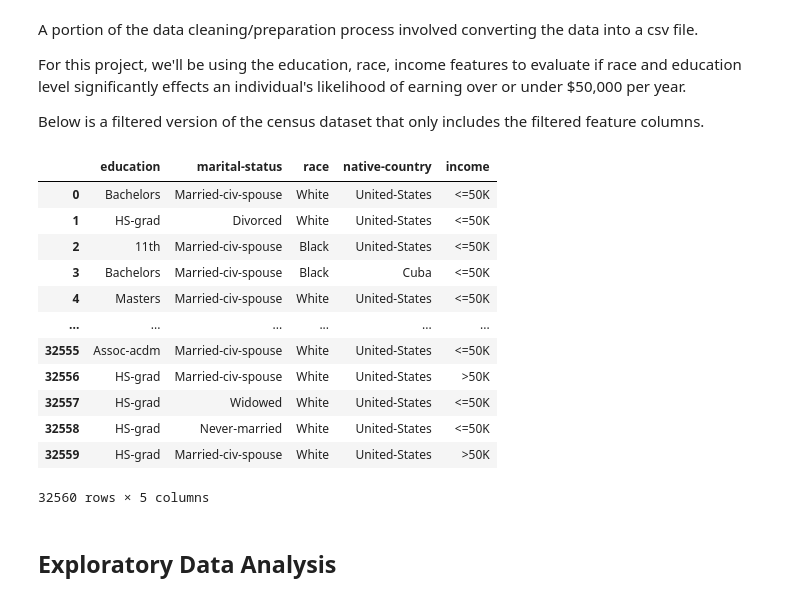
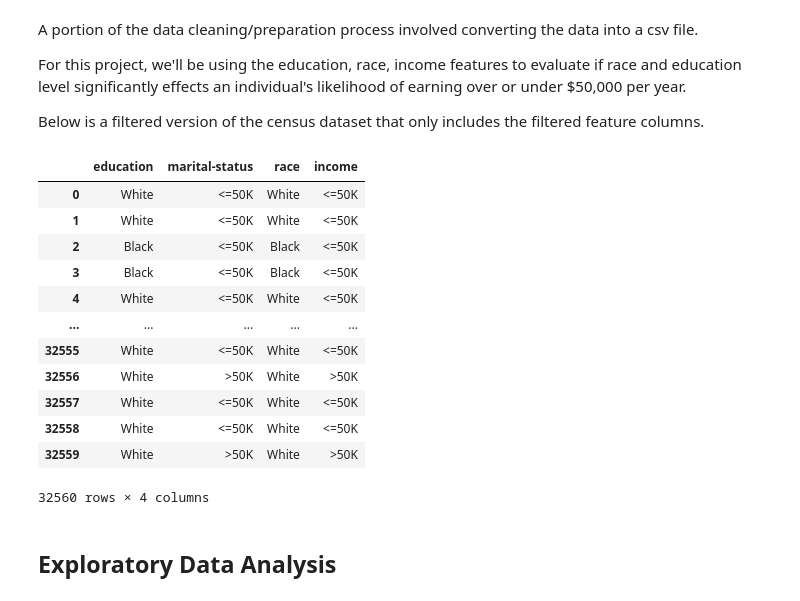
Before and after one commit to arin-deloatch/Census-Final-Project, a Jupyter notebook: src/census.ipynb, the cells around one changed output. Saved outputs shown, nothing was run; the diff lists cells and outputs as text; code cells hidden in the pictures.

```diff
--- a/src/census.ipynb
+++ b/src/census.ipynb
@@ -19,27 +19,29 @@ For this project, we'll be using the education, race, income features to evaluat
 Below is a filtered version of the census dataset that only includes the filtered feature columns.<br>
 # %%
 # Reading in the census csv as a dataframe
-census = pd.read_csv('census.csv', usecols=['income','education','race','marital-status','native-country'])
+census = pd.read_csv('census.csv', usecols=['income','education','race','marital-status'])
 
 # The strip function was used because there was an extra white space in the race column
 census['race'] = census['race'].str.strip()
 census['income'] =  census['income'].str.strip()
+census['education'] = census['race'].str.strip()
+census['marital-status'] =  census['income'].str.strip()
 
 census
 # %% [output]
-|  | education | marital-status | race | native-country | income |
-| 0 | Bachelors | Married-civ-spouse | White | United-States | <=50K |
-| 1 | HS-grad | Divorced | White | United-States | <=50K |
-| 2 | 11th | Married-civ-spouse | Black | United-States | <=50K |
-| 3 | Bachelors | Married-civ-spouse | Black | Cuba | <=50K |
-| 4 | Masters | Married-civ-spouse | White | United-States | <=50K |
-| ... | ... | ... | ... | ... | ... |
-| 32555 | Assoc-acdm | Married-civ-spouse | White | United-States | <=50K |
-| 32556 | HS-grad | Married-civ-spouse | White | United-States | >50K |
-| 32557 | HS-grad | Widowed | White | United-States | <=50K |
-| 32558 | HS-grad | Never-married | White | United-States | <=50K |
-| 32559 | HS-grad | Married-civ-spouse | White | United-States | >50K |
+|  | education | marital-status | race | income |
+| 0 | White | <=50K | White | <=50K |
+| 1 | White | <=50K | White | <=50K |
+| 2 | Black | <=50K | Black | <=50K |
+| 3 | Black | <=50K | Black | <=50K |
+| 4 | White | <=50K | White | <=50K |
+| ... | ... | ... | ... | ... |
+| 32555 | White | <=50K | White | <=50K |
+| 32556 | White | >50K | White | >50K |
+| 32557 | White | <=50K | White | <=50K |
+| 32558 | White | <=50K | White | <=50K |
+| 32559 | White | >50K | White | >50K |
-32560 rows × 5 columns
+32560 rows × 4 columns
 # %% [markdown]
 ## Exploratory Data Analysis
 # %% [markdown]
```
Also changed, not shown: parts of 2 cells of this notebook.
